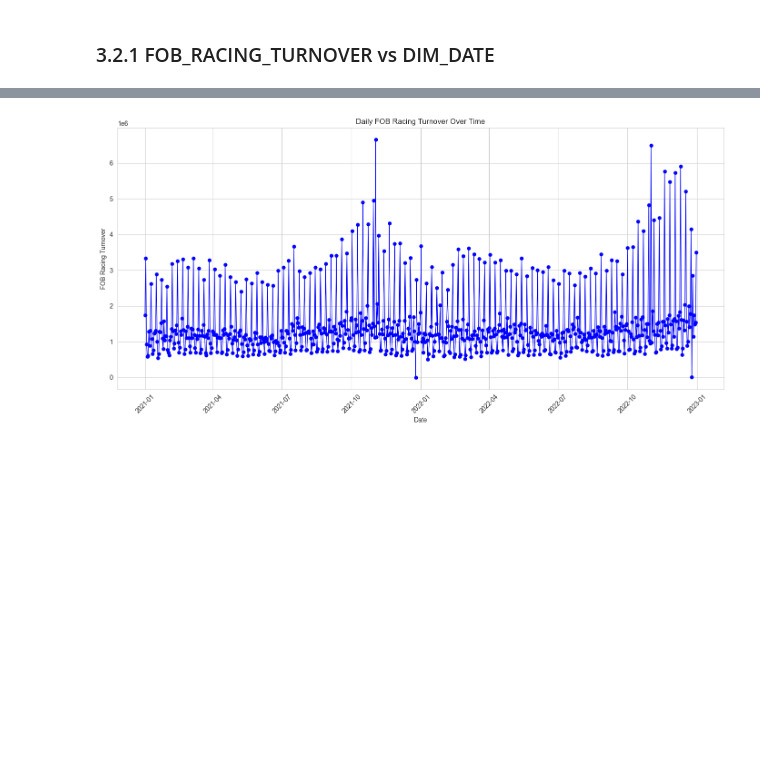
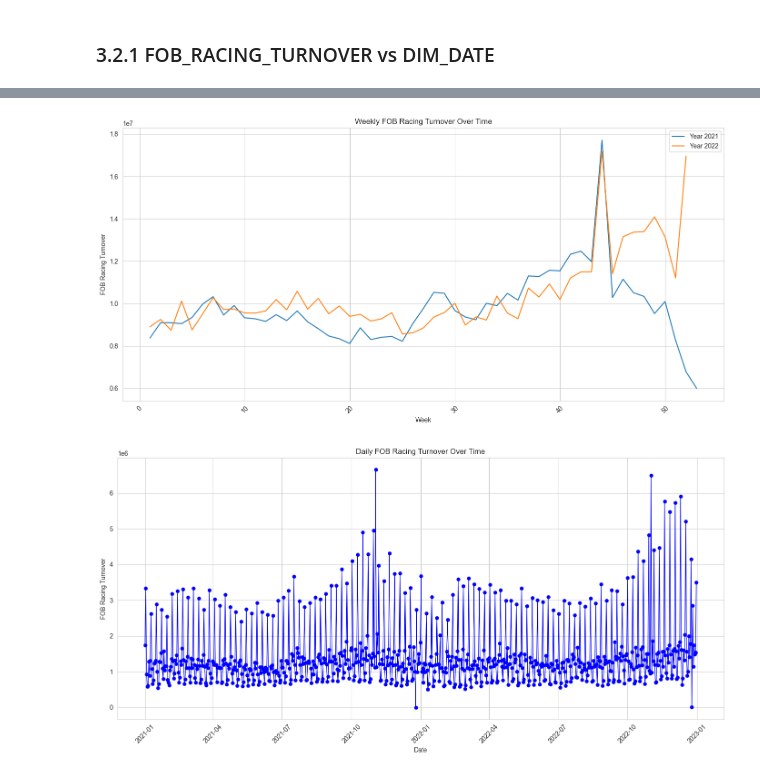
Before and after one commit to ThanhVo15/Competition, a Jupyter notebook: 2. Data Got Talent/2. Final Round/Code/TAB_Betting_Data.ipynb, the cells around one changed output, grey strips where cells are left out. Cells and saved outputs as stored; diff of their text form; code cells hidden in the pictures; blank space fills up the shorter version.

```diff
--- a/2. Data Got Talent/2. Final Round/Code/TAB_Betting_Data.ipynb
+++ b/2. Data Got Talent/2. Final Round/Code/TAB_Betting_Data.ipynb
@@ -942,3 +973,25 @@ plt.show()
+# %%
+
+
+# Aggregate FOB_RACING_TURNOVER by week and year
+fob_racing_turnover_weekly = df.groupby(['Year', 'Week'])['FOB_RACING_TURNOVER'].sum()
+
+# Plot the time series of FOB_RACING_TURNOVER by week and year
+plt.figure(figsize=(14, 7))
+for year in df['Year'].unique():
+    plt.plot(fob_racing_turnover_weekly[year].index, fob_racing_turnover_weekly[year].values, label=f'Year {year}')
+
+plt.title('Weekly FOB Racing Turnover Over Time')
+plt.xlabel('Week')
+plt.ylabel('FOB Racing Turnover')
+plt.grid(True)
+plt.xticks(rotation=45)
+plt.legend()
+plt.tight_layout()
+
+plt.show()
+# %% [output]
+[figure, added]
 # %%
 import matplotlib.pyplot as plt
 
```
Also changed, not shown: parts of 11 cells of this notebook.
